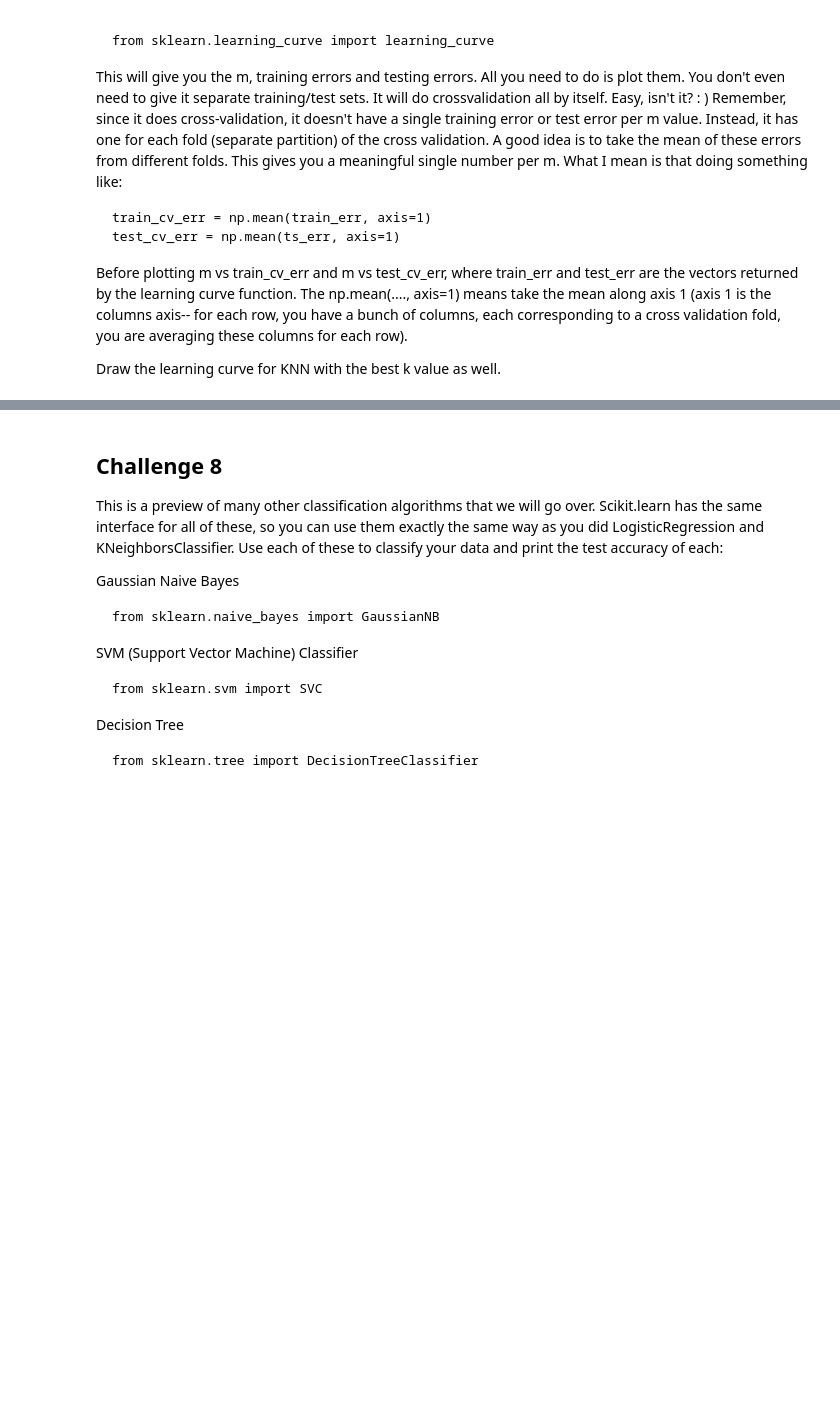
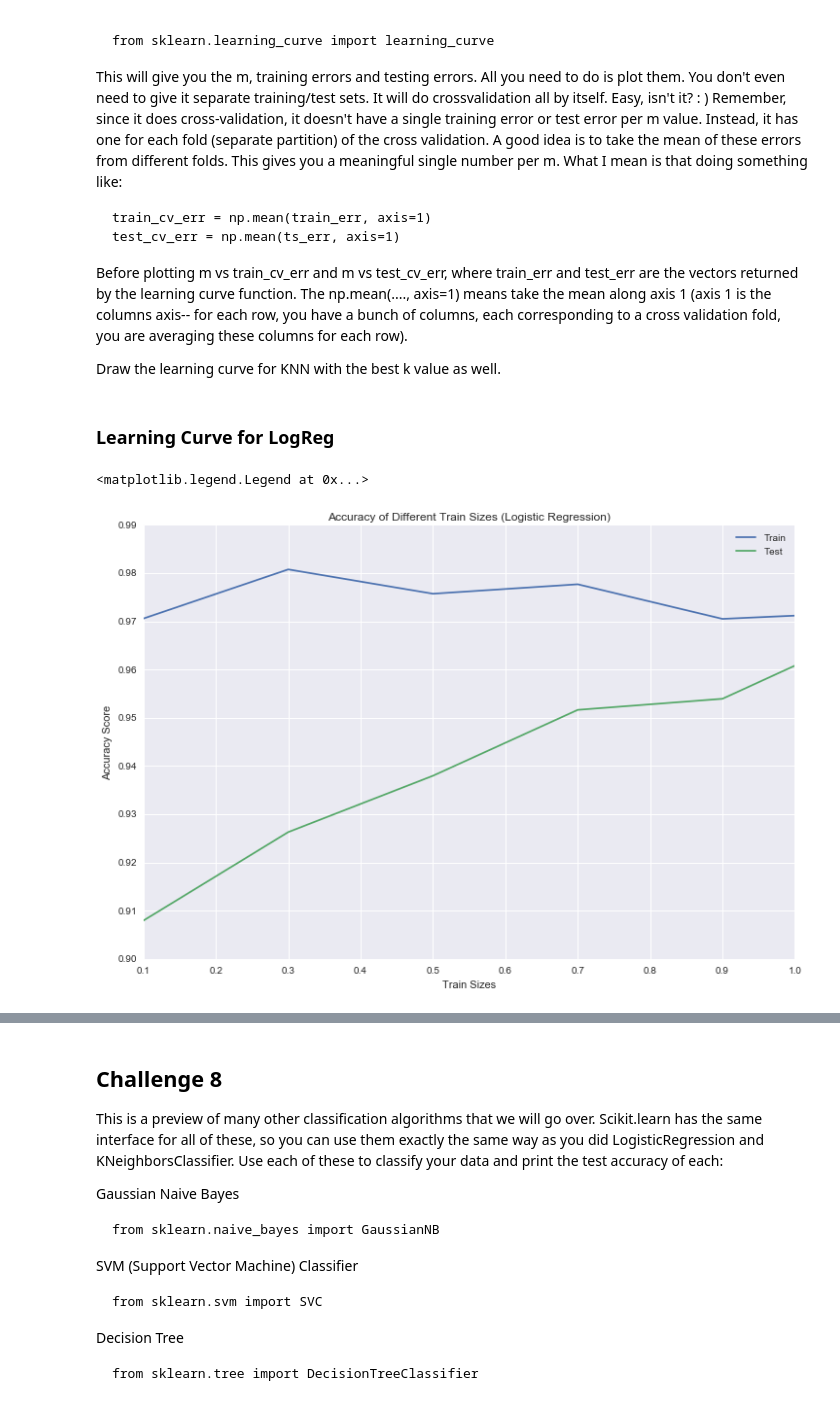
Before and after one commit to jpfreeley/ds, a Jupyter notebook: challenges/05-classification/ken_m/05_classification.ipynb, the cells around one changed output, grey strips where cells are left out. Cells and saved outputs as stored; diff of their text form; code cells hidden in the pictures; blank space fills up the shorter version.

```diff
--- a/challenges/05-classification/ken_m/05_classification.ipynb
+++ b/challenges/05-classification/ken_m/05_classification.ipynb
@@ -227,5 +227,26 @@ This will give you the m, training errors and testing errors. All you need to do
 Before plotting m vs train_cv_err and m vs test_cv_err, where train_err and test_err are the vectors returned by the learning curve function. The np.mean(...., axis=1) means take the mean along axis 1 (axis 1 is the columns axis-- for each row, you have a bunch of columns, each corresponding to a cross validation fold, you are averaging these columns for each row).
 
 Draw the learning curve for KNN with the best k value as well.
+# %% [markdown]
+### Learning Curve for LogReg
 # %%
 train_sizes = [ 0.1, 0.3, 0.5, 0.7, 0.9, 1]
+# %%
+train_sizes_abs, train_err, test_err = learning_curve(LogisticRegression(), congressional_data[vote_cols], congressional_data.Party, train_sizes=train_sizes, cv=5)
+# %%
+train_cv_err = np.mean(train_err, axis=1)
+test_cv_err = np.mean(test_err, axis=1)
+# %%
+fig,ax = plt.subplots()
+
+ax.plot(train_sizes, train_cv_err, label='Train')
+ax.plot(train_sizes, test_cv_err, label='Test')
+
+fig.set_size_inches(12, 8, forward=True)
+plt.xlabel('Train Sizes')
+plt.ylabel('Accuracy Score')
+plt.title('Accuracy of Different Train Sizes (Logistic Regression)')
+plt.legend(loc='best')
+# %% [output]
+<matplotlib.legend.Legend at 0x...>
+[figure, added]
```
Also changed, not shown: parts of 6 cells of this notebook.
